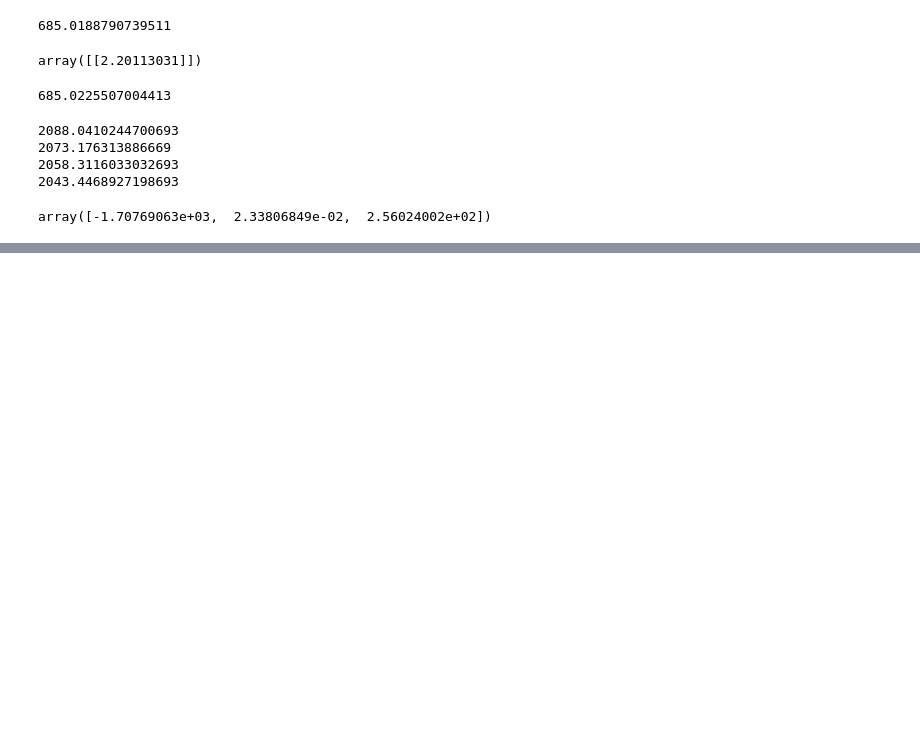
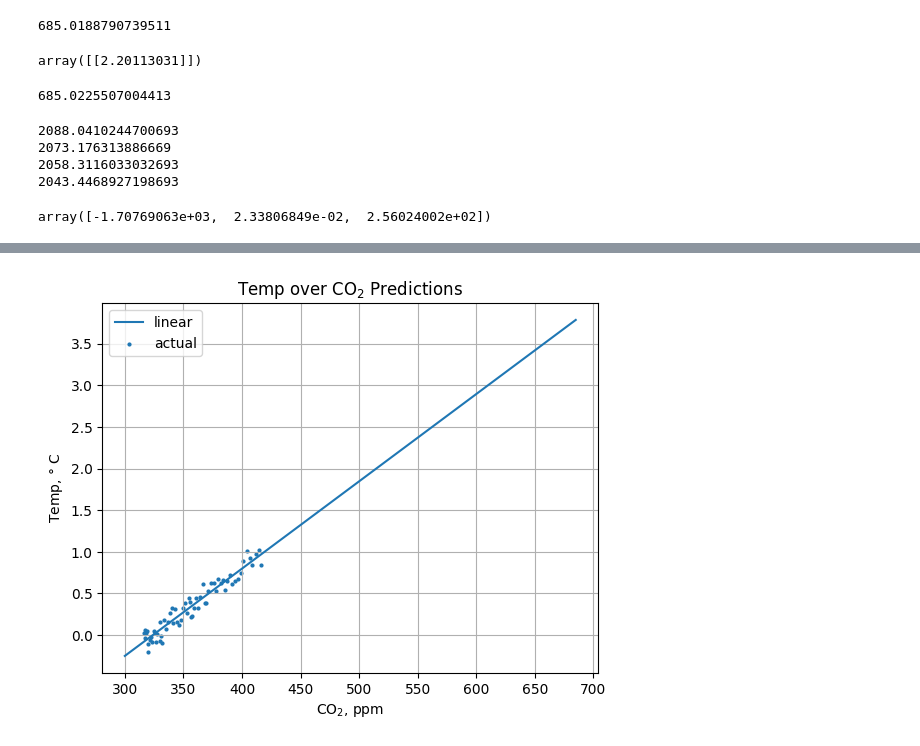
Before and after one commit to akioweh/The-HiMCM, a Jupyter notebook: py/main.ipynb, the cells around one changed output, grey strips where cells are left out. Saved outputs shown, nothing was run; the diff lists cells and outputs as text; code cells hidden in the pictures; blank space fills up the shorter version.

```diff
--- a/py/main.ipynb
+++ b/py/main.ipynb
@@ -648,0 +709,16 @@ array([-1.70769063e+03,  2.33806849e-02,  2.56024002e+02])
+# %%
+pmt_ct_lr = ct_m_lr.coef_, ct_m_lr.intercept_
+
+CT_PRED = pd.DataFrame(range(300, 686))
+ct_pred_l = line_func(CT_PRED, *pmt_ct_lr)
+# %%
+plt.plot(CT_PRED, ct_pred_l, label='linear')
+plt.scatter(ct_df['co2'], ct_df['temp'], s=4, label='actual')
+plt.xlabel('CO$_2$, ppm')
+plt.ylabel('Temp, $\degree$ C')
+plt.title('Temp over CO$_2$ Predictions')
+plt.grid()
+plt.legend()
+plt.show()
+# %% [output]
+[figure, added]
```
Also changed, not shown: parts of 18 cells of this notebook, 11 other files.
